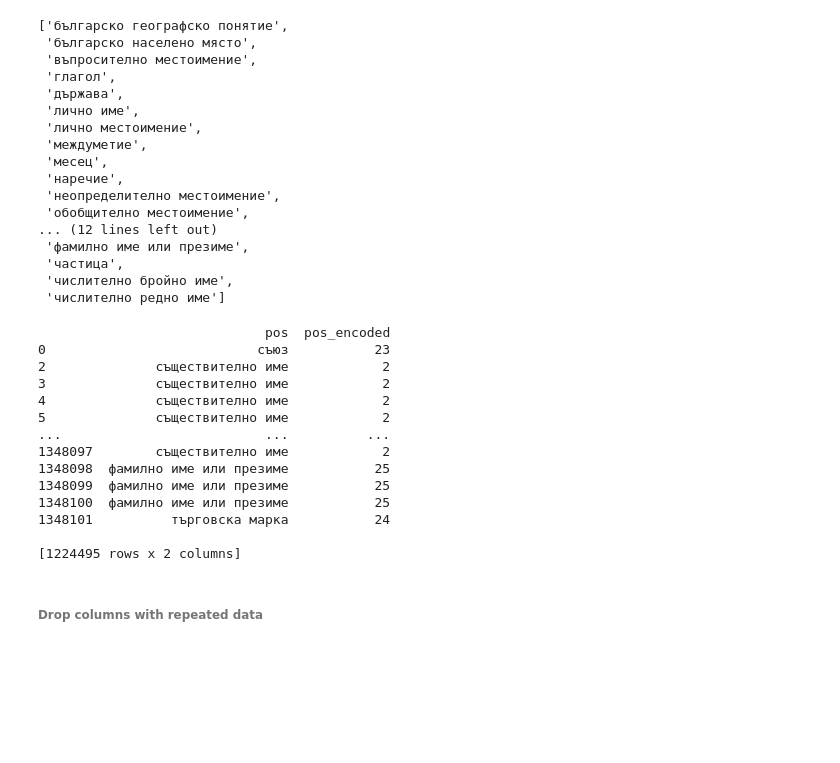
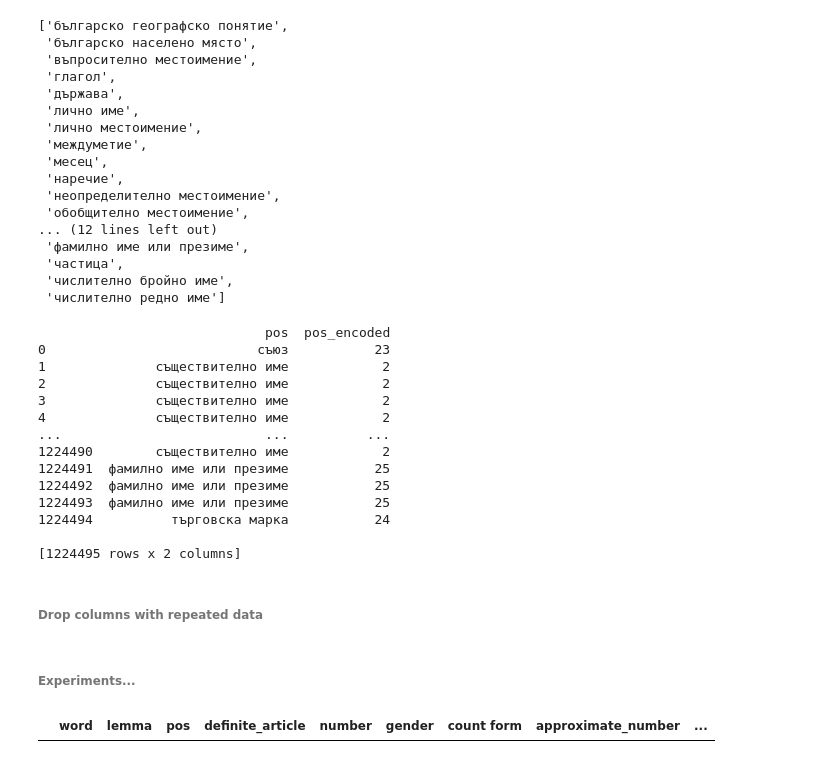
Before and after one commit to MirkaIvanova/Projects, a Jupyter notebook: the-grammar-whisperer/03_Prepare-Data_Vocabulary.ipynb, the cells around one changed output. Saved outputs shown, nothing was run; the diff lists cells and outputs as text; code cells hidden in the pictures; blank space fills up the shorter version.

```diff
--- a/the-grammar-whisperer/03_Prepare-Data_Vocabulary.ipynb
+++ b/the-grammar-whisperer/03_Prepare-Data_Vocabulary.ipynb
@@ -20,7 +21,7 @@ import time
 from copy import copy, deepcopy
 # %%
 IS_GUEST = False
-LOAD_SAVED_DATA = False
+LOAD_SAVED_DATA = True
 # %%
 if not IS_GUEST:
     from google.colab import drive
@@ -274,16 +280,16 @@ print(df[['pos', 'pos_encoded']])
 # %% [output]
                              pos  pos_encoded
 0                           съюз           23
+1              съществително име            2
 2              съществително име            2
 3              съществително име            2
 4              съществително име            2
-5              съществително име            2
 ...                          ...          ...
-1348097        съществително име            2
-1348098  фамилно име или презиме           25
-1348099  фамилно име или презиме           25
-1348100  фамилно име или презиме           25
-1348101          търговска марка           24
+1224490        съществително име            2
+1224491  фамилно име или презиме           25
+1224492  фамилно име или презиме           25
+1224493  фамилно име или презиме           25
+1224494          търговска марка           24
 
 [1224495 rows x 2 columns]
 # %% [markdown]
@@ -291,5 +297,16 @@ print(df[['pos', 'pos_encoded']])
 # %%
 df = df.drop(columns=['pos'])
 # %%
-output_file = f'{data_processed_dir}/bg_vocabulary_v2.csv'
-df.to_csv(output_file, index=False)
+if not LOAD_SAVED_DATA:
+    output_file = f'{data_processed_dir}/bg_vocabulary_final.csv'
+    df.to_csv(output_file, index=False)
+else:
+    df = pd.read_csv(output_file)
+# %% [markdown]
+###### Experiments...
+# %%
+df1 = df[df.number==1]
+# df1[(df1.lemma=='егейски') & (df1.definite_article==1) & (df1.pos_encoded==2)]
+df1[(df1.lemma=='незаконен') ]
+# %% [output]
+|  | word | lemma | pos | definite_article | number | gender | count form | approximate_number | ... |
```
Also changed, not shown: parts of 4 cells of this notebook, 4 other files.
